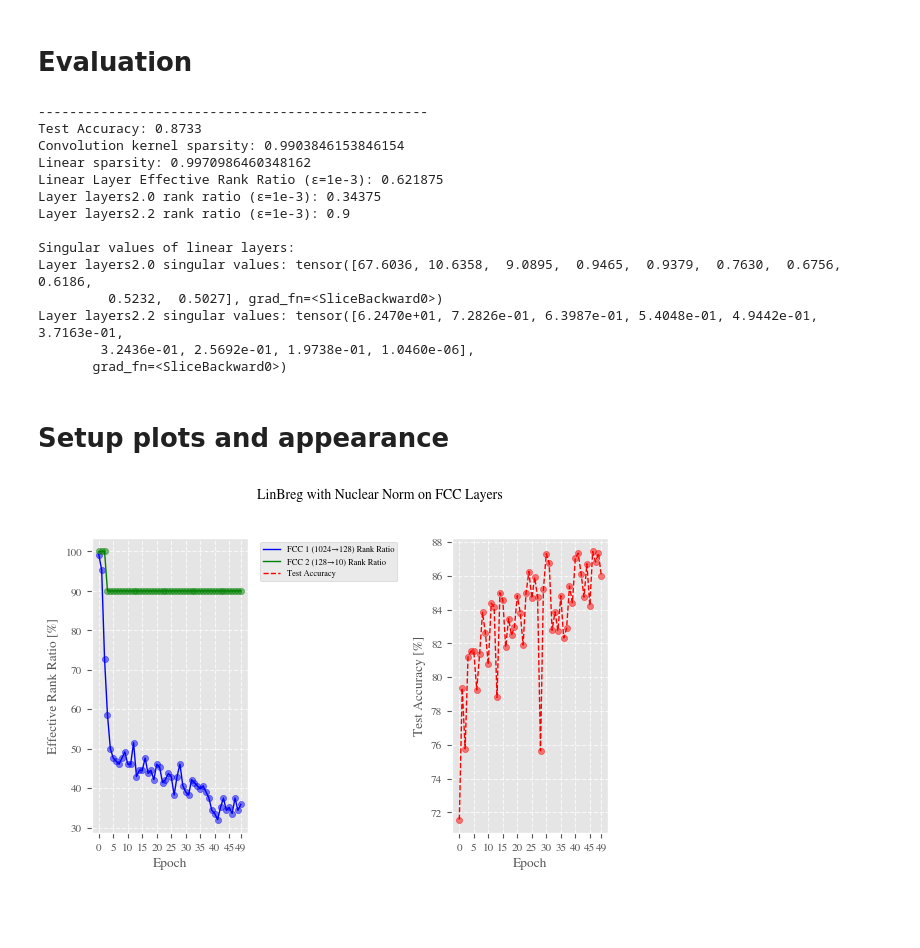
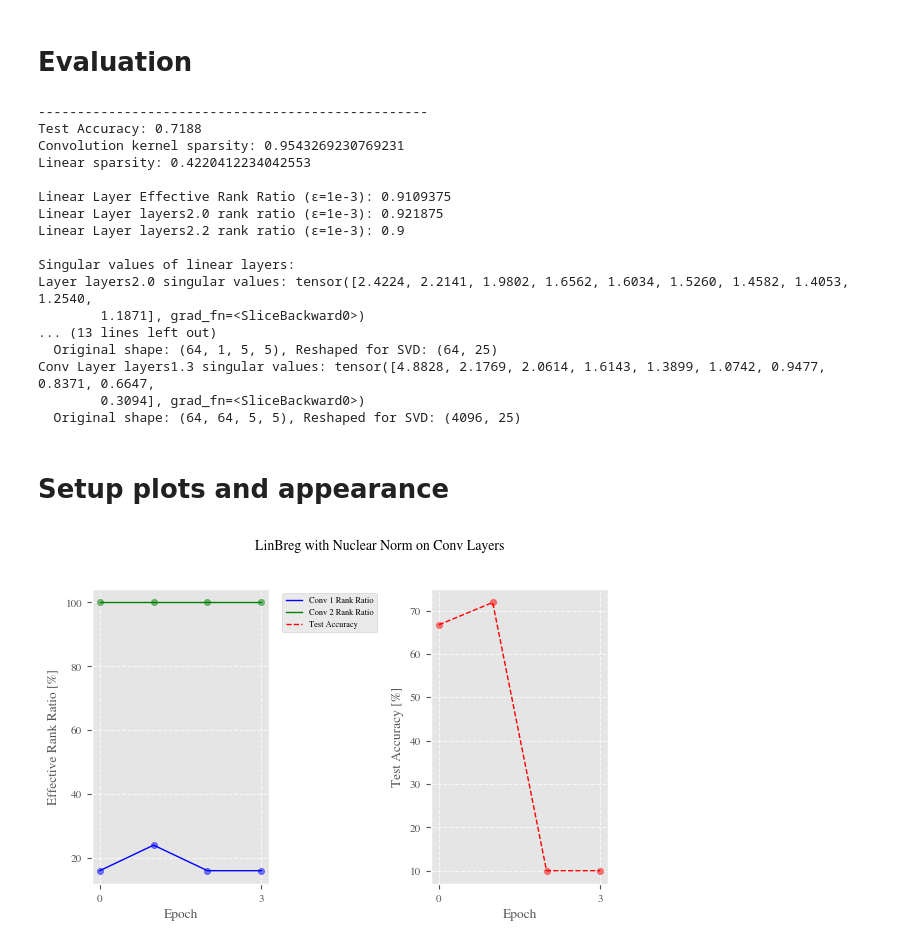
Before and after one commit to zcabsjm/BregmanLearning, a Jupyter notebook: notebooks/ConvNet-Classification.ipynb, the cells around one changed output. Cells and saved outputs as stored; diff of their text form; code cells hidden in the pictures; blank space fills up the shorter version.

Commit message:
set up for nuclear norm on conv net

```diff
--- a/notebooks/ConvNet-Classification.ipynb
+++ b/notebooks/ConvNet-Classification.ipynb
@@ -225,34 +226,71 @@ Learning rate: 0.05
 # %% [markdown]
 # Evaluation
 # %%
+# Test accuracy
 train.test(conf, best_model.best_model, test_loader)
+
+# Sparsity metrics
 print(f'Convolution kernel sparsity: {maf.conv_sparsity(best_model.best_model)}')
 print(f'Linear sparsity: {maf.linear_sparsity(best_model.best_model)}')
+
+# ----------------------- Linear Layer Rank Analysis -----------------------
 linear_rank_ratio = maf.linear_effective_rank_ratio(best_model.best_model, epsilon=1e-3)
-print(f'Linear Layer Effective Rank Ratio (ε=1e-3): {linear_rank_ratio}')
+print(f'\nLinear Layer Effective Rank Ratio (ε=1e-3): {linear_rank_ratio}')
+
 fc_layer_ranks = maf.get_linear_layer_ranks(best_model.best_model, epsilon=1e-3)
 for layer_name, rank_ratio in fc_layer_ranks.items():
-    print(f'Layer {layer_name} rank ratio (ε=1e-3): {fc_layer_ranks[layer_name]}')
+    print(f'Linear Layer {layer_name} rank ratio (ε=1e-3): {fc_layer_ranks[layer_name]}')
+
 print("\nSingular values of linear layers:")
 for name, m in best_model.best_model.named_modules():
     if isinstance(m, torch.nn.Linear):
         _, S, _ = torch.svd(m.weight, some=True)
         print(f"Layer {name} singular values: {S[:10]}")  # Show first 10 values
+
+# ----------------------- Convolutional Layer Rank Analysis -----------------------
+print("\n----------- Convolutional Layer Analysis -----------")
+# Get convolutional layer ranks
+conv_layer_ranks = maf.get_conv_layer_ranks(best_model.best_model, epsilon=1e-3)
+print(f'Convolutional Layer Effective Rank Ratios (ε=1e-3):')
+for layer_name, rank_ratio in conv_layer_ranks.items():
+    print(f'Conv Layer {layer_name} rank ratio: {rank_ratio:.4f}')
+
+# Print singular values of conv layers
+print("\nSingular values of convolutional layers:")
+for name, m in best_model.best_model.named_modules():
+    if isinstance(m, torch.nn.Conv2d):
+        # Reshape the convolutional weights to 2D for SVD
+        w = m.weight
+        mat = w.view(w.size(0) * w.size(1), -1)
+
+        # Get SVD
+        _, S, _ = torch.svd(mat, some=True)
+
+        # Print top 10 singular values
+        print(f"Conv Layer {name} singular values: {S[:10]}")
+
+        # Print shape information
+        original_shape = tuple(w.shape)
+        reshaped = tuple(mat.shape)
+        print(f"  Original shape: {original_shape}, Reshaped for SVD: {reshaped}")
 # %% [output]
 --------------------------------------------------
-Test Accuracy: 0.8733
-Convolution kernel sparsity: 0.9903846153846154
-Linear sparsity: 0.9970986460348162
-Linear Layer Effective Rank Ratio (ε=1e-3): 0.621875
-Layer layers2.0 rank ratio (ε=1e-3): 0.34375
-Layer layers2.2 rank ratio (ε=1e-3): 0.9
+Test Accuracy: 0.7188
+Convolution kernel sparsity: 0.9543269230769231
+Linear sparsity: 0.4220412234042553
+
+Linear Layer Effective Rank Ratio (ε=1e-3): 0.9109375
+Linear Layer layers2.0 rank ratio (ε=1e-3): 0.921875
+Linear Layer layers2.2 rank ratio (ε=1e-3): 0.9
 
 Singular values of linear layers:
-Layer layers2.0 singular values: tensor([67.6036, 10.6358,  9.0895,  0.9465,  0.9379,  0.7630,  0.6756,  0.6186,
-         0.5232,  0.5027], grad_fn=<SliceBackward0>)
-Layer layers2.2 singular values: tensor([6.2470e+01, 7.2826e-01, 6.3987e-01, 5.4048e-01, 4.9442e-01, 3.7163e-01,
-        3.2436e-01, 2.5692e-01, 1.9738e-01, 1.0460e-06],
-       grad_fn=<SliceBackward0>)
+Layer layers2.0 singular values: tensor([2.4224, 2.2141, 1.9802, 1.6562, 1.6034, 1.5260, 1.4582, 1.4053, 1.2540,
+        1.1871], grad_fn=<SliceBackward0>)
+... (13 lines left out)
+  Original shape: (64, 1, 5, 5), Reshaped for SVD: (64, 25)
+Conv Layer layers1.3 singular values: tensor([4.8828, 2.1769, 2.0614, 1.6143, 1.3899, 1.0742, 0.9477, 0.8371, 0.6647,
+        0.3094], grad_fn=<SliceBackward0>)
+  Original shape: (64, 64, 5, 5), Reshaped for SVD: (4096, 25)
 # %% [markdown]
 # Setup plots and appearance
 # %%
@@ -277,8 +315,8 @@ x = np.array(range(conf.epochs))
 
 # Dictionary to map layer names to more descriptive labels
 layer_display_names = {
-    'layers2.0': 'FCC 1 (1024→128)',  # First fully connected layer
-    'layers2.2': 'FCC 2 (128→10)'     # Second fully connected layer
+    'layers1.0': 'Conv 1',  # First fully connected layer
+    'layers1.3': 'Conv 2'     # Second fully connected layer
 }
 
 # Plot effective rank ratio for each layer in first subplot - different colors
@@ -311,32 +349,32 @@ ax[1].grid(True, linestyle='--', alpha=0.7)
 
 # Modify x-axis to show labels at multiples of 5 for both subplots
 max_epoch = len(x) - 1
 xticks = [i for i in range(0, max_epoch+1, 5)]
 if max_epoch not in xticks:
     xticks.append(max_epoch)
 ax[0].set_xticks(xticks)
 ax[1].set_xticks(xticks)
 
 # Get legend handles from both plots
 handles = []
 labels = []
 for i in range(len(ax)):
     h, l = ax[i].get_legend_handles_labels()
     handles.extend(h)
     labels.extend(l)
 
 # Add a legend to the first subplot but position it outside
 ax[0].legend(handles, labels, loc='upper left', bbox_to_anchor=(1.05, 1), prop={'size': 6}, ncol=1)
 
 # Adjust size and title
 width = 5.50107 / 0.8
 height = 8.02778 / (2.0)
 fig.set_size_inches(width, height)
-fig.suptitle('LinBreg with Nuclear Norm on FCC Layers', fontsize=10)
+fig.suptitle('LinBreg with Nuclear Norm on Conv Layers', fontsize=10)
 
 # Adjust layout to make space for the legend
 plt.tight_layout(rect=[0, 0, 0.85, 0.95])  # Adjust for legend space
 
 plt.show()
 # %% [output]
-[figure, old version]
+[figure, new version]
```
Also changed, not shown: parts of 4 cells of this notebook, 1 other file.
